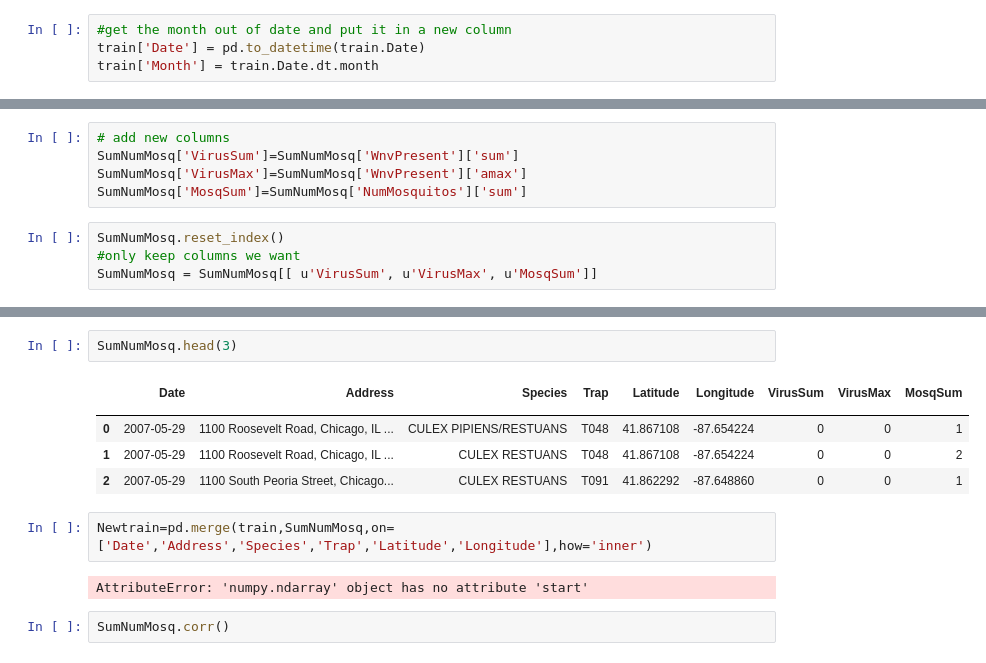
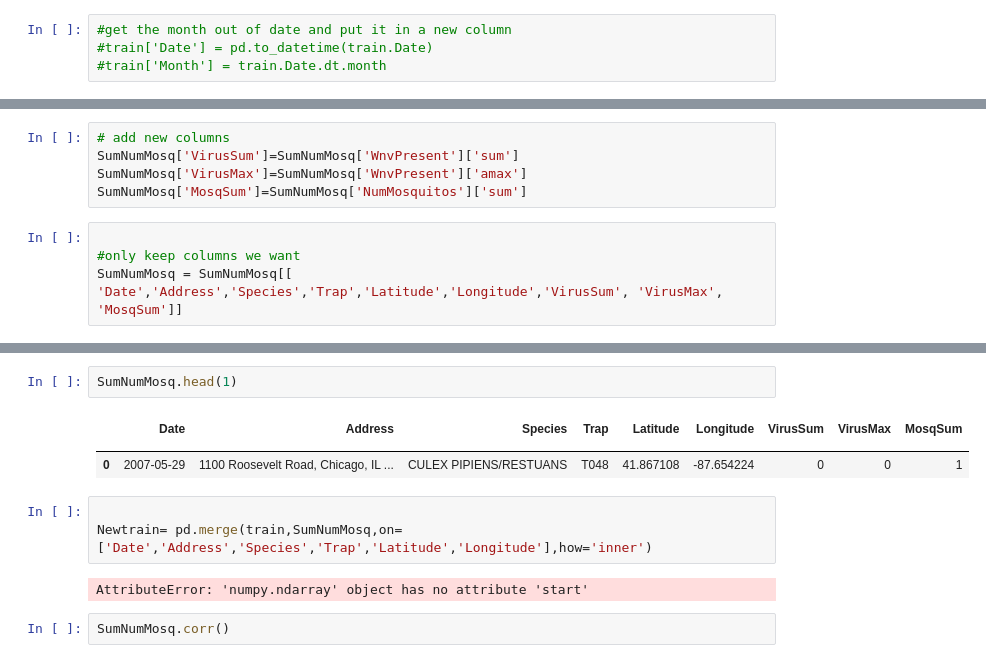
Before and after one commit to rafeltaye/Project, a Jupyter notebook: west_nile/input/projectscript.ipynb, the cells around one changed output, grey strips where cells are left out. Saved outputs shown, nothing was run; the diff lists cells and outputs as text.

```diff
--- a/west_nile/input/projectscript.ipynb
+++ b/west_nile/input/projectscript.ipynb
@@ -47,8 +55,8 @@ dtype: int64
 train['Species_num'] = train.Species.map({'CULEX PIPIENS/RESTUANS':0, 'CULEX RESTUANS':1, 'CULEX PIPIENS':2, 'CULEX TERRITANS':3, 'CULEX SALINARIUS':4, 'CULEX TARSALIS':5,'CULEX ERRATICUS':6})
 # %%
 #get the month out of date and put it in a new column
-train['Date'] = pd.to_datetime(train.Date)
-train['Month'] = train.Date.dt.month
+#train['Date'] = pd.to_datetime(train.Date)
+#train['Month'] = train.Date.dt.month
 # %%
 train.head(2)
 # %% [output]
@@ -92,9 +88,9 @@ SumNumMosq['VirusSum']=SumNumMosq['WnvPresent']['sum']
 SumNumMosq['VirusMax']=SumNumMosq['WnvPresent']['amax']
 SumNumMosq['MosqSum']=SumNumMosq['NumMosquitos']['sum']
 # %%
-SumNumMosq.reset_index()
+
 #only keep columns we want
-SumNumMosq = SumNumMosq[[ u'VirusSum', u'VirusMax', u'MosqSum']]
+SumNumMosq = SumNumMosq[[ 'Date','Address','Species','Trap','Latitude','Longitude','VirusSum', 'VirusMax', 'MosqSum']]
 # %%
 #only keep columns of interest
 SumNumMosq.head(3)
@@ -110,13 +113,12 @@ SumNumMosq=SumNumMosq.reset_index()
 # %%
-SumNumMosq.head(3)
+SumNumMosq.head(1)
 # %% [output]
 |  | Date | Address | Species | Trap | Latitude | Longitude | VirusSum | VirusMax | MosqSum |
 |  |  |  |  |  |  |  |  |  |  |
 | 0 | 2007-05-29 | 1100 Roosevelt Road, Chicago, IL ... | CULEX PIPIENS/RESTUANS | T048 | 41.867108 | -87.654224 | 0 | 0 | 1 |
-| 1 | 2007-05-29 | 1100 Roosevelt Road, Chicago, IL ... | CULEX RESTUANS | T048 | 41.867108 | -87.654224 | 0 | 0 | 2 |
-| 2 | 2007-05-29 | 1100 South Peoria Street, Chicago... | CULEX RESTUANS | T091 | 41.862292 | -87.648860 | 0 | 0 | 1 |
 # %%
-Newtrain=pd.merge(train,SumNumMosq,on=['Date','Address','Species','Trap','Latitude','Longitude'],how='inner')
+
+Newtrain= pd.merge(train,SumNumMosq,on=['Date','Address','Species','Trap','Latitude','Longitude'],how='inner')
 # %% [output]
 AttributeError: 'numpy.ndarray' object has no attribute 'start'
 # %%
```
Also changed, not shown: parts of 12 cells of this notebook.
